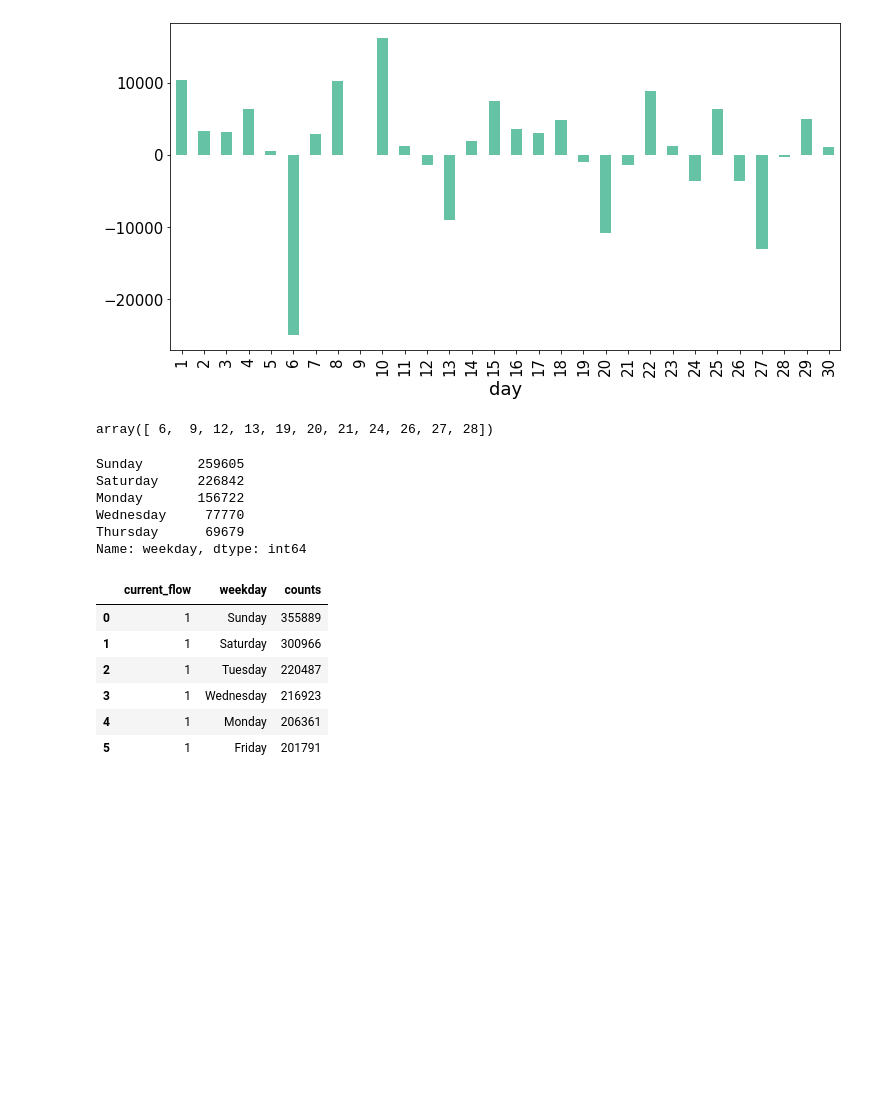
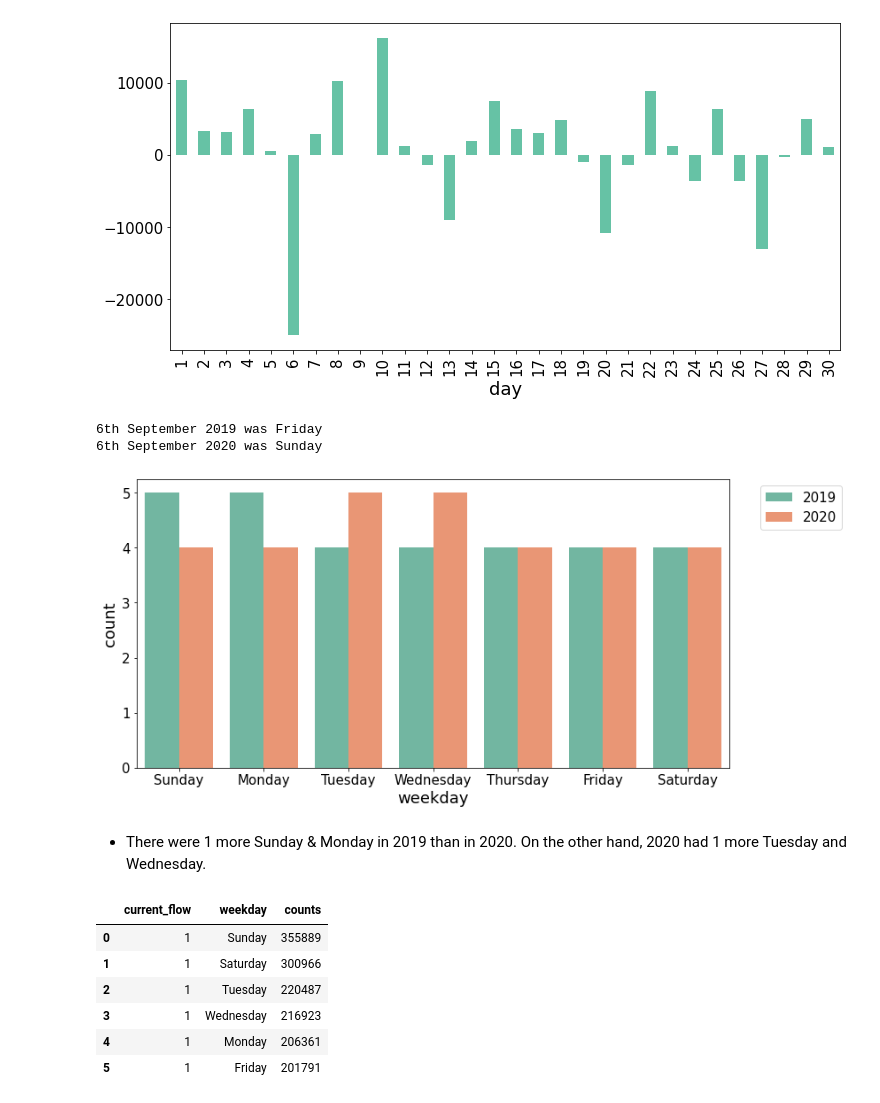
Before and after one commit to soyhyoj/BCN-TrafficForecast, a Jupyter notebook: notebooks/2. EDA.ipynb, the cells around one changed output. Saved outputs shown, nothing was run; the diff lists cells and outputs as text; code cells hidden in the pictures; blank space fills up the shorter version.

```diff
--- a/notebooks/2. EDA.ipynb
+++ b/notebooks/2. EDA.ipynb
@@ -267,18 +224,3 @@ sep_differences.sectionID.plot(kind='bar')
 plt.show()
 # %% [output]
 [figure]
-# %%
-# Negatives?
-reduced_traffic_sep2020 = sep_differences[sep_differences < 0].dropna().index.values
-reduced_traffic_sep2020
-# %% [output]
-array([ 6,  9, 12, 13, 19, 20, 21, 24, 26, 27, 28])
-# %%
-sep_2020.set_index('day').loc[reduced_traffic_sep2020].weekday.value_counts()
-# %% [output]
-Sunday       259605
-Saturday     226842
-Monday       156722
-Wednesday     77770
-Thursday      69679
-Name: weekday, dtype: int64
@@ -286,0 +227,7 @@ Name: weekday, dtype: int64
+# %%
+# What's the difference btw 6th September 2019 vs. 2020 ?
+print('6th September 2019 was', sep_2019[sep_2019.day==6].weekday.unique()[0])
+print('6th September 2020 was', sep_2020[sep_2020.day==6].weekday.unique()[0])
+# %% [output]
+6th September 2019 was Friday
+6th September 2020 was Sunday
@@ -287,3 +241,19 @@ Name: weekday, dtype: int64
+# %%
+# Why were there more traffic counts on Sunday & Monday in 2019 and Tuesday & Wednesday in 2020?
+
+# How many Mon-Sun?
+days_unique_2019 = sep_2019.drop_duplicates('day')
+days_unique_2020 = sep_2020.drop_duplicates('day')
+days_unique = pd.concat([days_unique_2019, days_unique_2020])
+
+plt.figure(figsize=(12,6))
+sns.countplot(days_unique['weekday'], palette='Set2', hue=days_unique['year'])
+plt.legend(bbox_to_anchor=(1.2, 1), loc='upper right')
+plt.show()
+# %% [output]
+[figure, added]
+# %% [markdown]
+* There were 1 more Sunday & Monday in 2019 than in 2020. On the other hand, 2020 had 1 more Tuesday and Wednesday.
 # %%
 # Traffic state by weekday
 traffic_by_weekday = pd.DataFrame(df_sep.groupby('current_flow')['weekday'].value_counts())
```
Also changed, not shown: parts of 16 cells of this notebook.
